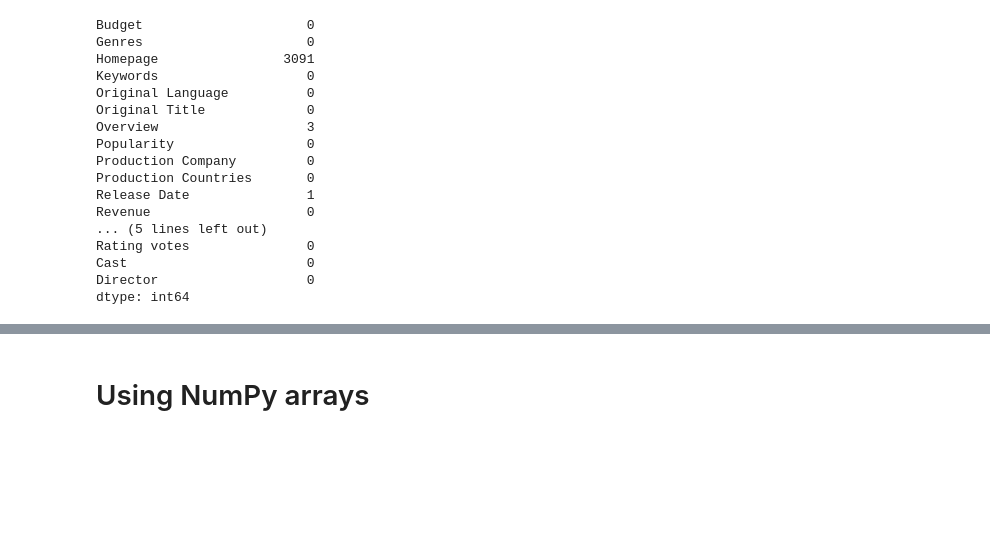
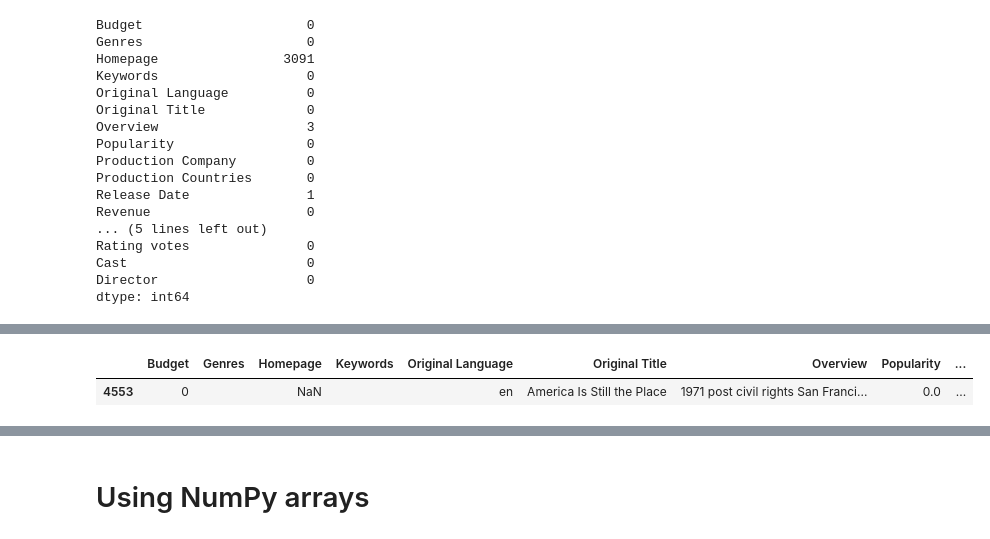
Before and after one commit to eriksmatulis/movie_project, a Jupyter notebook: ids2026_group04_pw5.ipynb, the cells around one changed output, grey strips where cells are left out. Cells and saved outputs as stored; diff of their text form; code cells hidden in the pictures; blank space fills up the shorter version.

```diff
--- a/ids2026_group04_pw5.ipynb
+++ b/ids2026_group04_pw5.ipynb
@@ -276,0 +287,5 @@ However, an issue can arise for no release date and runtime data, as these can b
+# %%
+df_main.loc[4140, "Budget"] = 2000000   # Replace film's budget with 2 million
+# df_main[df_main["Runtime"].isna()]
+df_main.loc[4140, "Runtime"] = 81
+df_main.loc[4140]
@@ -276,0 +312,3 @@ However, an issue can arise for no release date and runtime data, as these can b
+# %%
+df_main.loc[2656, "Runtime"] = 98
+df_main.loc[2656]
@@ -276,0 +333,5 @@ However, an issue can arise for no release date and runtime data, as these can b
+# %%
+df_main[df_main["Release Date"].isna()]
+# %% [output]
+|  | Budget | Genres | Homepage | Keywords | Original Language | Original Title | Overview | Popularity | ... |
+| 4553 | 0 |  | NaN |  | en | America Is Still the Place | 1971 post civil rights San Franci... | 0.0 | ... |
```
Also changed, not shown: parts of 10 cells of this notebook, 2 other files.
